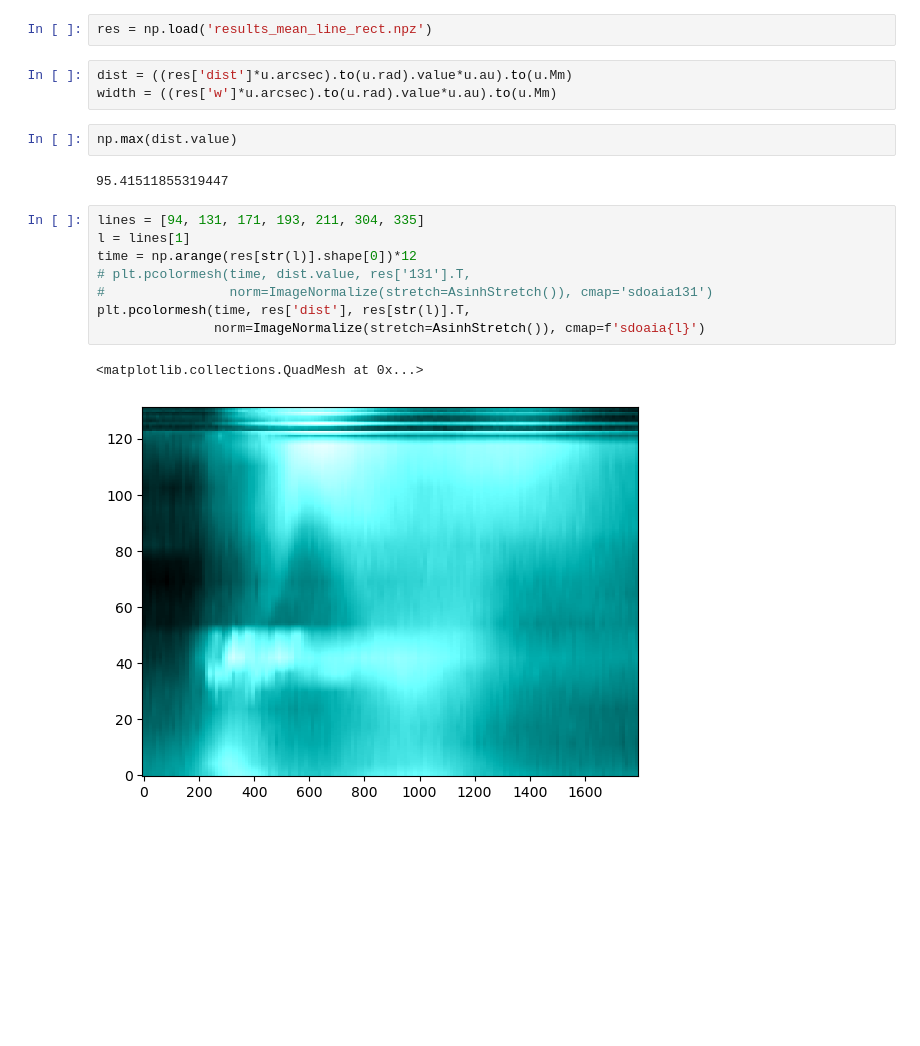
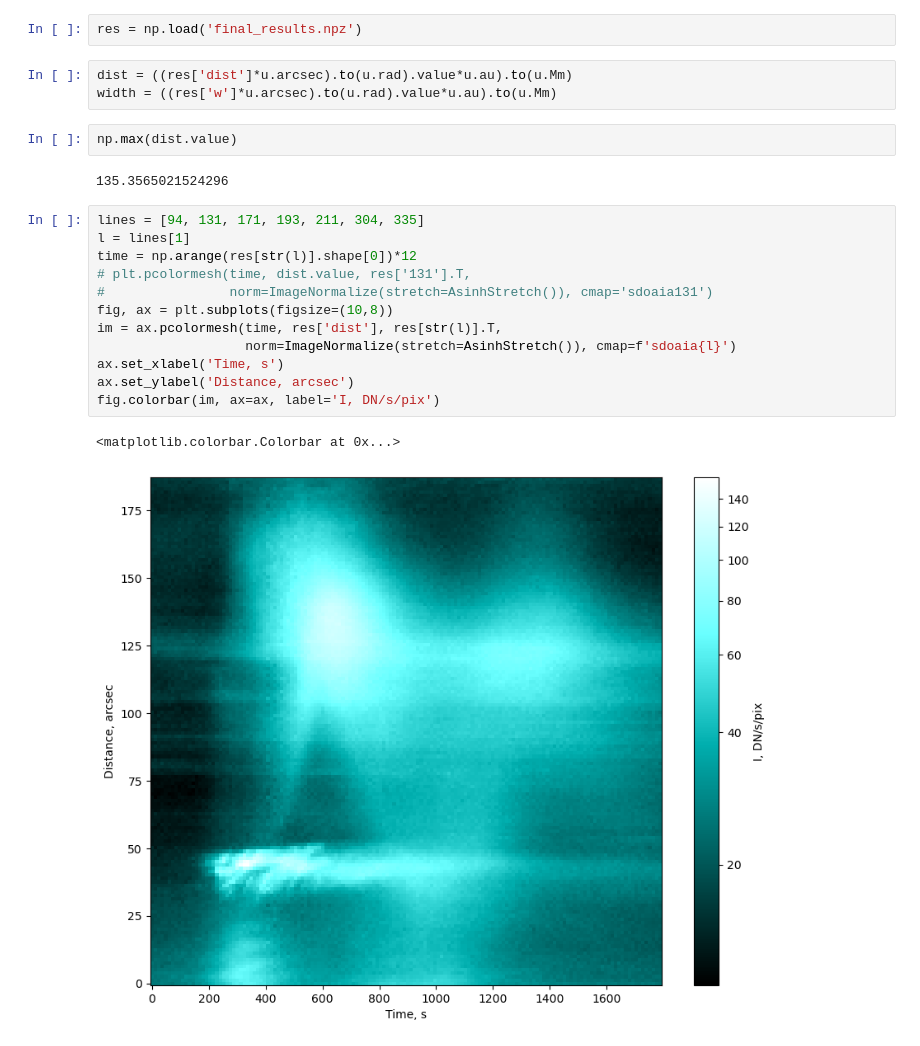
Before and after one commit to SunImagesTDPB/sunishot, a Jupyter notebook: events_analysis.ipynb, the cells around one changed output. Drawn from its saved outputs; the diff is of its cells as text; blank space fills up the shorter version.

Commit message:
Revised methods. Generate Temps and Concs TD Plots

```diff
--- a/events_analysis.ipynb
+++ b/events_analysis.ipynb
@@ -17,25 +17,29 @@ import matplotlib.pyplot as plt
 from matplotlib import colors
 from matplotlib import dates
 # %%
-res = np.load('results_mean_line_rect.npz')
+res = np.load('final_results.npz')
 # %%
 dist = ((res['dist']*u.arcsec).to(u.rad).value*u.au).to(u.Mm)
 width = ((res['w']*u.arcsec).to(u.rad).value*u.au).to(u.Mm)
 # %%
 np.max(dist.value)
 # %% [output]
-95.41511855319447
+135.3565021524296
 # %%
 lines = [94, 131, 171, 193, 211, 304, 335]
 l = lines[1]
 time = np.arange(res[str(l)].shape[0])*12
 # plt.pcolormesh(time, dist.value, res['131'].T,
 #                norm=ImageNormalize(stretch=AsinhStretch()), cmap='sdoaia131')
-plt.pcolormesh(time, res['dist'], res[str(l)].T,
-               norm=ImageNormalize(stretch=AsinhStretch()), cmap=f'sdoaia{l}')
+fig, ax = plt.subplots(figsize=(10,8))
+im = ax.pcolormesh(time, res['dist'], res[str(l)].T,
+                   norm=ImageNormalize(stretch=AsinhStretch()), cmap=f'sdoaia{l}')
+ax.set_xlabel('Time, s')
+ax.set_ylabel('Distance, arcsec')
+fig.colorbar(im, ax=ax, label='I, DN/s/pix')
 # %% [output]
-<matplotlib.collections.QuadMesh at 0x...>
+<matplotlib.colorbar.Colorbar at 0x...>
-[figure, old version]
+[figure, new version]
 # %%
 from sites import *
 
```
Also changed, not shown: parts of 5 cells of this notebook, 8 other files.
